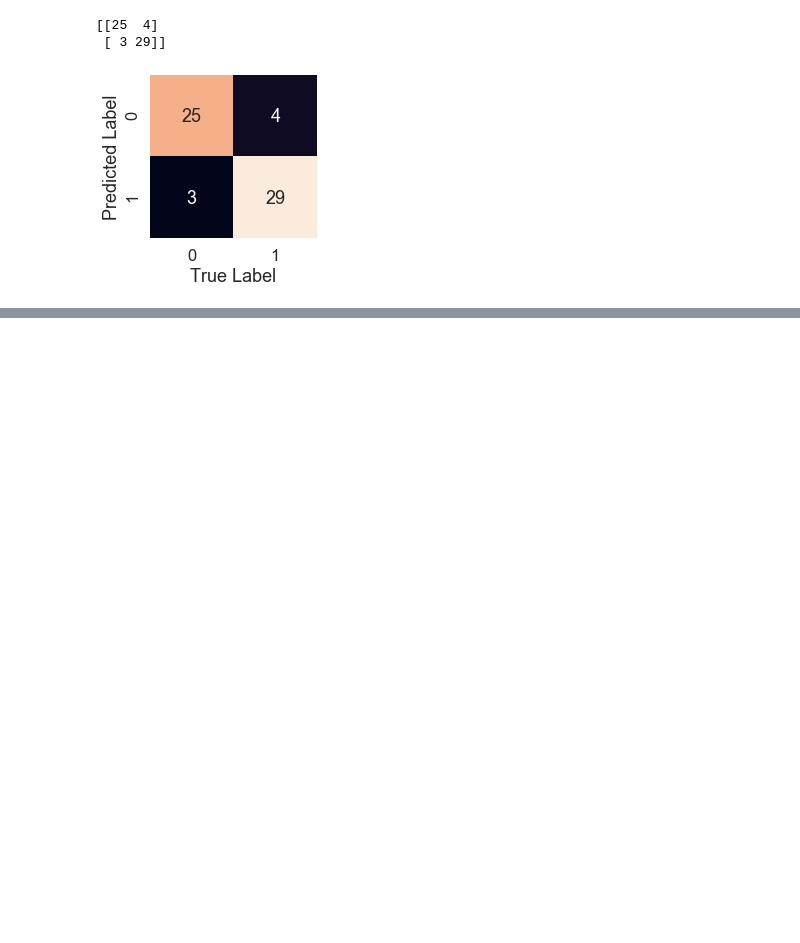
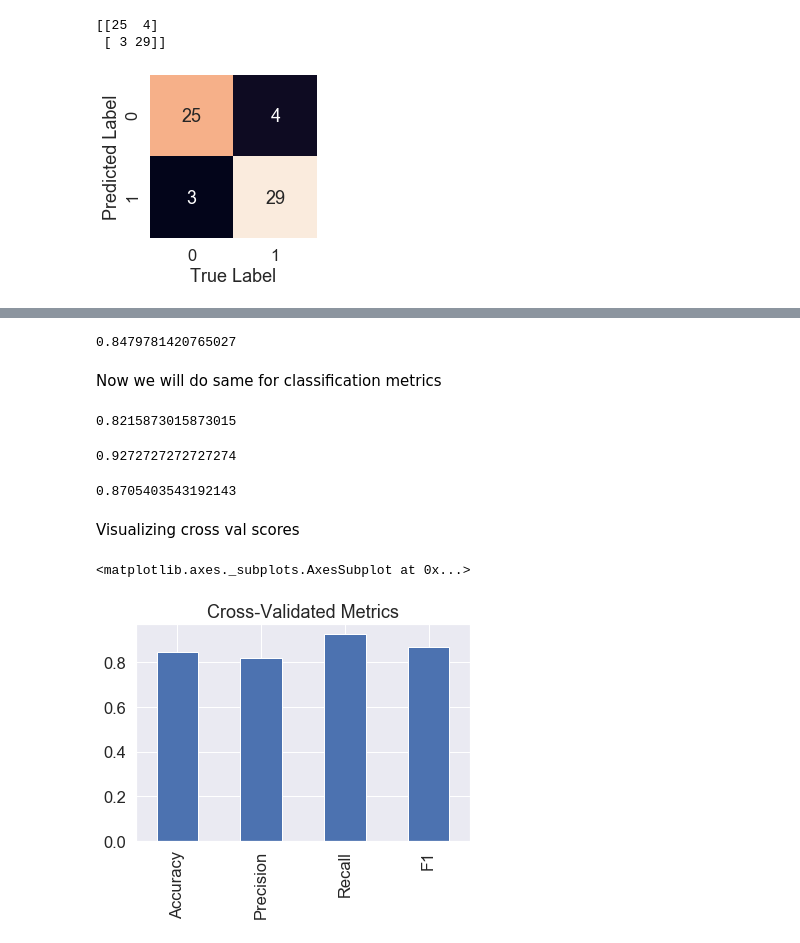
Before and after one commit to rohitgupta20/ML-Projects, a Jupyter notebook: Heart Disease/heart_disease.ipynb, the cells around one changed output, grey strips where cells are left out. Cells and saved outputs as stored; diff of their text form; code cells hidden in the pictures; blank space fills up the shorter version.

Commit message:
added accuracy,precision,recall,F1 score

```diff
--- a/Heart Disease/heart_disease.ipynb
+++ b/Heart Disease/heart_disease.ipynb
@@ -648,0 +688,47 @@ plot_conf_mat(y_test,y_preds)
+# %%
+cv_acc = np.mean(cv_acc)
+cv_acc
+# %% [output]
+0.8479781420765027
+# %% [markdown]
+Now we will do same for classification metrics
+# %%
+# Cross validated precision score
+cv_precision = np.mean(cross_val_score(clf,
+                                      x,
+                                      y,
+                                      cv=5,
+                                      scoring="precision"))
+cv_precision
+# %% [output]
+0.8215873015873015
+# %%
+# Cross validated recall score
+cv_recall = np.mean(cross_val_score(clf,
+                                   x,
+                                   y,
+                                   scoring="recall"))
+cv_recall
+# %% [output]
+0.9272727272727274
+# %%
+# cross validated F1 score
+cv_f1 = np.mean(cross_val_score(clf,
+                               x,
+                               y,
+                               scoring="f1"))
+cv_f1
+# %% [output]
+0.8705403543192143
+# %% [markdown]
+Visualizing cross val scores
+# %%
+cv_metrics = pd.DataFrame({"Accuracy":cv_acc,
+                          "Precision":cv_precision,
+                          "Recall":cv_recall,
+                          "F1":cv_f1},
+                         index=[0])
+cv_metrics.T.plot.bar(title="Cross-Validated Metrics", legend=False)
+# %% [output]
+<matplotlib.axes._subplots.AxesSubplot at 0x...>
+[figure, added]
```
Also changed, not shown: parts of 7 cells of this notebook.
